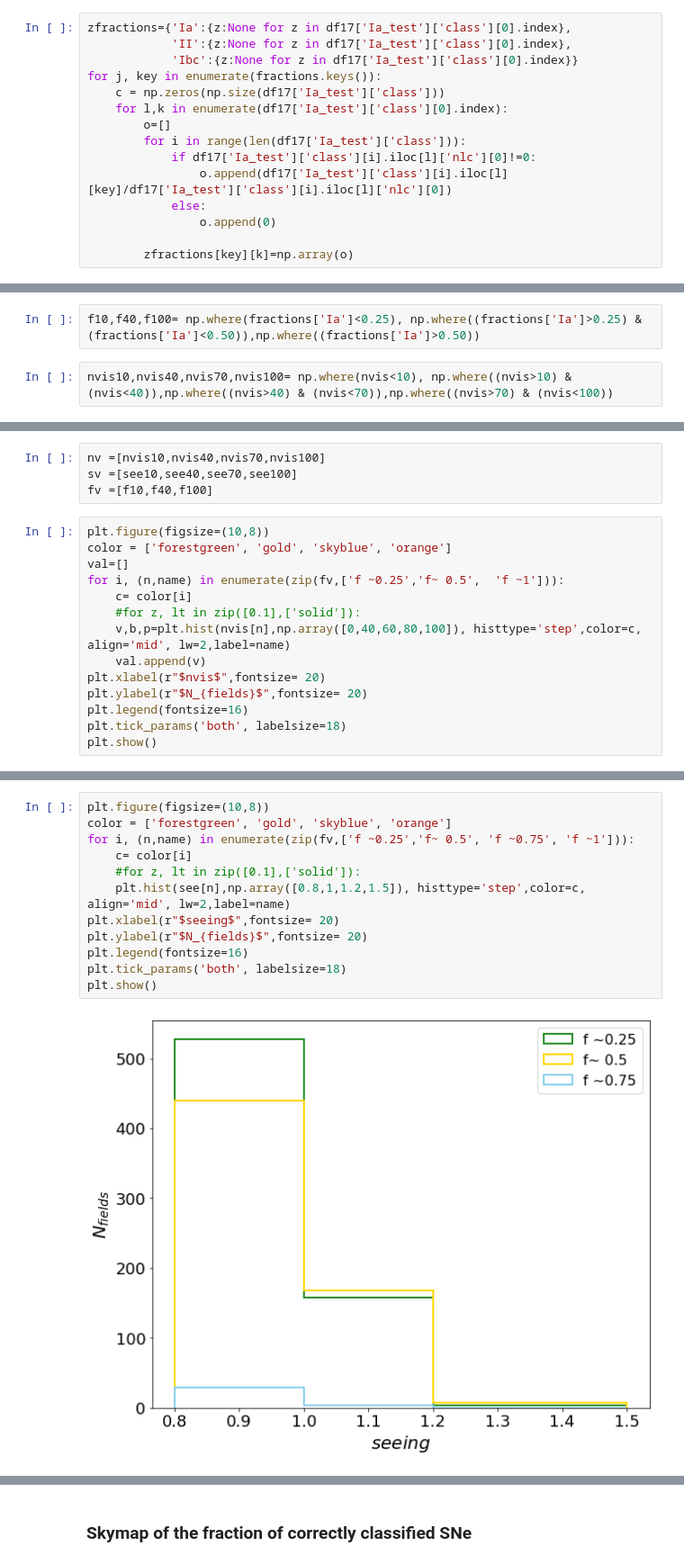
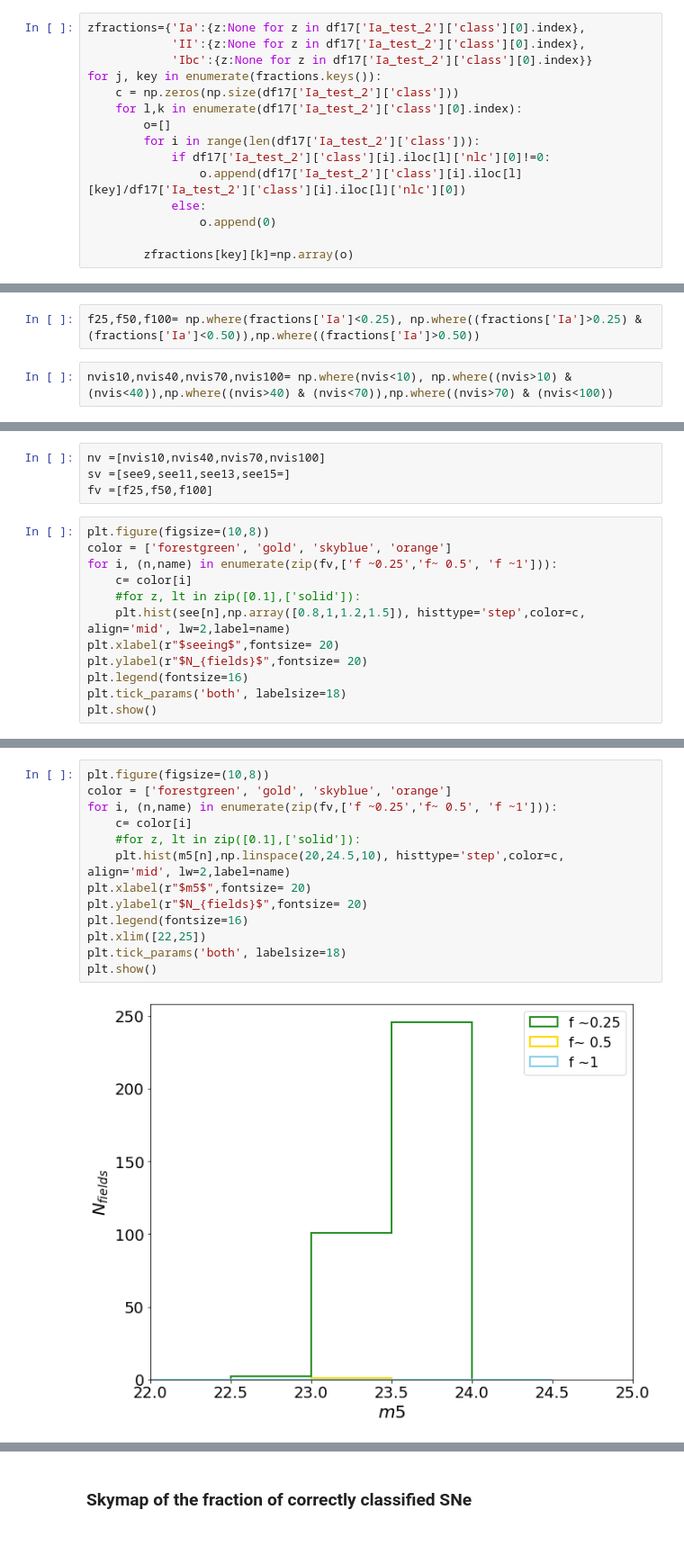
Before and after one commit to FabioRagosta/LSSTmetrics, a Jupyter notebook: SNRateMetric.ipynb, the cells around one changed output, grey strips where cells are left out. Shown at 90% size. Cells and saved outputs as stored; diff of their text form; blank space fills up the shorter version.

```diff
--- a/SNRateMetric.ipynb
+++ b/SNRateMetric.ipynb
@@ -913,16 +963,16 @@ pairs['pairs']=p[p<1]
 p_id=np.concatenate(pairs['id'])
 pairs['id']=p_id[p<1]
 # %%
-zfractions={'Ia':{z:None for z in df17['Ia_test']['class'][0].index},
-            'II':{z:None for z in df17['Ia_test']['class'][0].index},
-            'Ibc':{z:None for z in df17['Ia_test']['class'][0].index}}
+zfractions={'Ia':{z:None for z in df17['Ia_test_2']['class'][0].index},
+            'II':{z:None for z in df17['Ia_test_2']['class'][0].index},
+            'Ibc':{z:None for z in df17['Ia_test_2']['class'][0].index}}
 for j, key in enumerate(fractions.keys()):
-    c = np.zeros(np.size(df17['Ia_test']['class']))
-    for l,k in enumerate(df17['Ia_test']['class'][0].index):
+    c = np.zeros(np.size(df17['Ia_test_2']['class']))
+    for l,k in enumerate(df17['Ia_test_2']['class'][0].index):
         o=[]
-        for i in range(len(df17['Ia_test']['class'])):
-            if df17['Ia_test']['class'][i].iloc[l]['nlc'][0]!=0:
-                o.append(df17['Ia_test']['class'][i].iloc[l][key]/df17['Ia_test']['class'][i].iloc[l]['nlc'][0])
+        for i in range(len(df17['Ia_test_2']['class'])):
+            if df17['Ia_test_2']['class'][i].iloc[l]['nlc'][0]!=0:
+                o.append(df17['Ia_test_2']['class'][i].iloc[l][key]/df17['Ia_test_2']['class'][i].iloc[l]['nlc'][0])
             else:
                 o.append(0)
 
@@ -974,4 +1024,4 @@ plt.show()
 # %%
-f10,f40,f100= np.where(fractions['Ia']<0.25), np.where((fractions['Ia']>0.25) & (fractions['Ia']<0.50)),np.where((fractions['Ia']>0.50))
+f25,f50,f100= np.where(fractions['Ia']<0.25), np.where((fractions['Ia']>0.25) & (fractions['Ia']<0.50)),np.where((fractions['Ia']>0.50))
 # %%
 nvis10,nvis40,nvis70,nvis100= np.where(nvis<10), np.where((nvis>10) & (nvis<40)),np.where((nvis>40) & (nvis<70)),np.where((nvis>70) & (nvis<100))
@@ -978,17 +1030,15 @@ nvis10,nvis40,nvis70,nvis100= np.where(nvis<10), np.where((nvis>10) & (nvis<40))
 # %%
 nv =[nvis10,nvis40,nvis70,nvis100]
-sv =[see10,see40,see70,see100]
-fv =[f10,f40,f100]
+sv =[see9,see11,see13,see15=]
+fv =[f25,f50,f100]
 # %%
 plt.figure(figsize=(10,8))
 color = ['forestgreen', 'gold', 'skyblue', 'orange']
-val=[]
-for i, (n,name) in enumerate(zip(fv,['f ~0.25','f~ 0.5',  'f ~1'])):
+for i, (n,name) in enumerate(zip(fv,['f ~0.25','f~ 0.5', 'f ~1'])):
     c= color[i]
     #for z, lt in zip([0.1],['solid']):
-    v,b,p=plt.hist(nvis[n],np.array([0,40,60,80,100]), histtype='step',color=c, align='mid', lw=2,label=name)
-    val.append(v)
-plt.xlabel(r"$nvis$",fontsize= 20)
+    plt.hist(see[n],np.array([0.8,1,1.2,1.5]), histtype='step',color=c, align='mid', lw=2,label=name)
+plt.xlabel(r"$seeing$",fontsize= 20)
 plt.ylabel(r"$N_{fields}$",fontsize= 20)
 plt.legend(fontsize=16)
 plt.tick_params('both', labelsize=18)
@@ -1004,17 +1048,18 @@ see10,see40,see70,see100= np.where(see[nvis70]<0.9), np.where((see[nvis70]>0.9)
 # %%
 plt.figure(figsize=(10,8))
 color = ['forestgreen', 'gold', 'skyblue', 'orange']
-for i, (n,name) in enumerate(zip(fv,['f ~0.25','f~ 0.5', 'f ~0.75', 'f ~1'])):
+for i, (n,name) in enumerate(zip(fv,['f ~0.25','f~ 0.5', 'f ~1'])):
     c= color[i]
     #for z, lt in zip([0.1],['solid']):
-    plt.hist(see[n],np.array([0.8,1,1.2,1.5]), histtype='step',color=c, align='mid', lw=2,label=name)
-plt.xlabel(r"$seeing$",fontsize= 20)
+    plt.hist(m5[n],np.linspace(20,24.5,10), histtype='step',color=c, align='mid', lw=2,label=name)
+plt.xlabel(r"$m5$",fontsize= 20)
 plt.ylabel(r"$N_{fields}$",fontsize= 20)
 plt.legend(fontsize=16)
+plt.xlim([22,25])
 plt.tick_params('both', labelsize=18)
 plt.show()
 # %% [output]
-[figure, old version]
+[figure, new version]
 # %%
 plt.figure(figsize=(10,8))
 color = ['forestgreen', 'gold', 'skyblue', 'orange']
```
Also changed, not shown: parts of 66 cells of this notebook.
